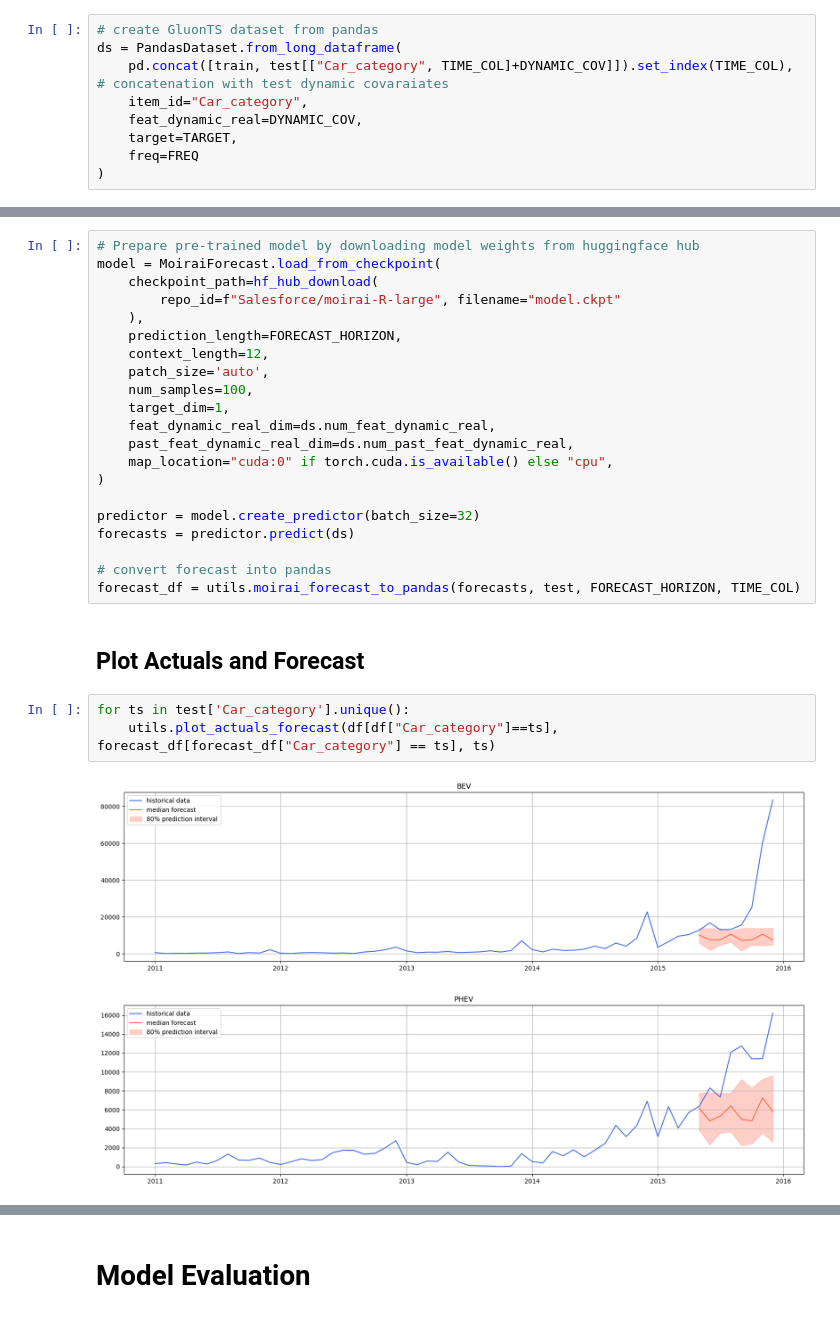
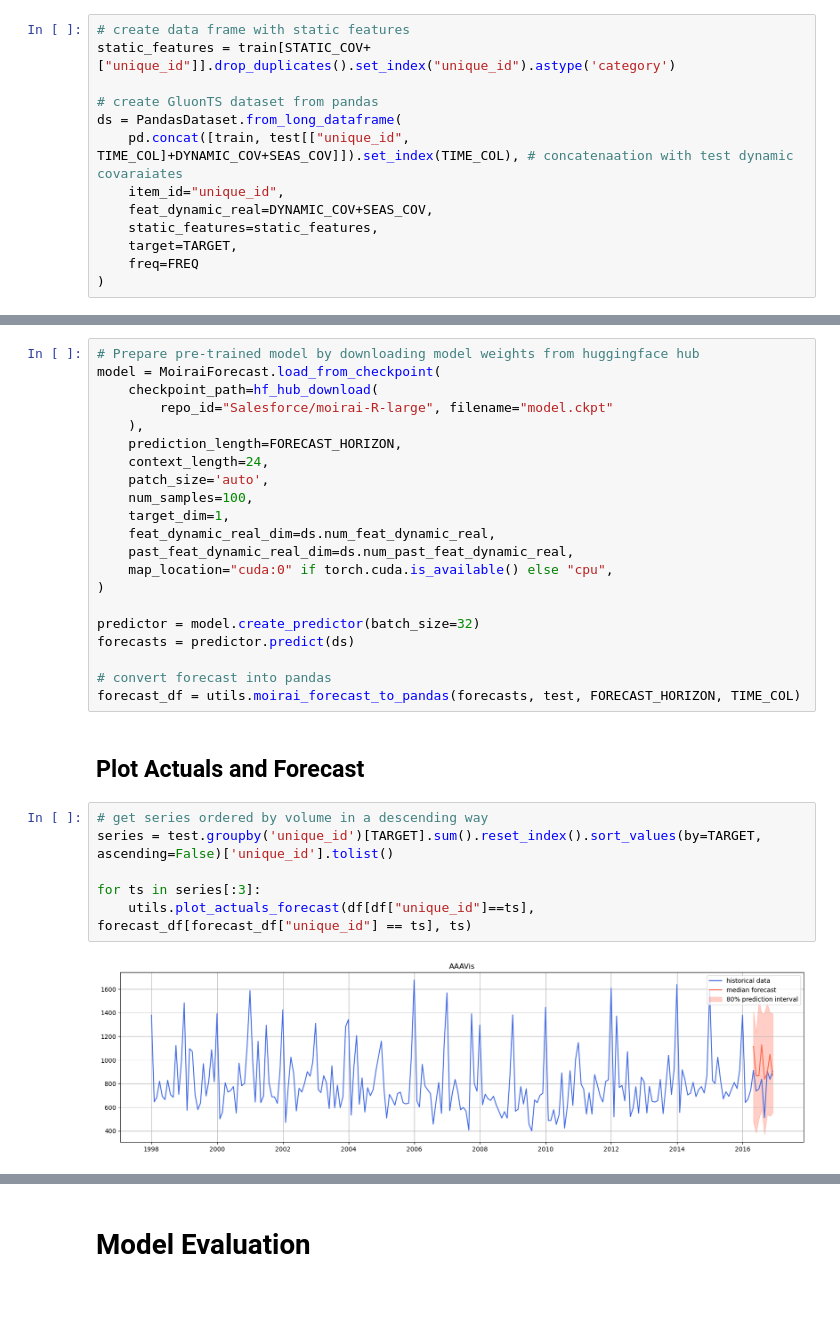
Before and after one commit to zaai-ai/lab, a Jupyter notebook: forecasting/MOIRAI/moirai.ipynb, the cells around one changed output, grey strips where cells are left out. Saved outputs shown, nothing was run; the diff lists cells and outputs as text.

```diff
--- a/forecasting/MOIRAI/moirai.ipynb
+++ b/forecasting/MOIRAI/moirai.ipynb
@@ -66,11 +63,15 @@ Months for testing: 8 from 2015-05-01 to 2015-12-01
 ### Dataset Preprocessing
  - Scaling is handled internally
 # %%
+# create data frame with static features
+static_features = train[STATIC_COV+["unique_id"]].drop_duplicates().set_index("unique_id").astype('category')
+
 # create GluonTS dataset from pandas
 ds = PandasDataset.from_long_dataframe(
-    pd.concat([train, test[["Car_category", TIME_COL]+DYNAMIC_COV]]).set_index(TIME_COL), # concatenation with test dynamic covaraiates
-    item_id="Car_category",
-    feat_dynamic_real=DYNAMIC_COV,
+    pd.concat([train, test[["unique_id", TIME_COL]+DYNAMIC_COV+SEAS_COV]]).set_index(TIME_COL), # concatenaation with test dynamic covaraiates
+    item_id="unique_id",
+    feat_dynamic_real=DYNAMIC_COV+SEAS_COV,
+    static_features=static_features,
     target=TARGET,
     freq=FREQ
 )
@@ -80,10 +81,10 @@ ds = PandasDataset.from_long_dataframe(
 # Prepare pre-trained model by downloading model weights from huggingface hub
 model = MoiraiForecast.load_from_checkpoint(
     checkpoint_path=hf_hub_download(
-        repo_id=f"Salesforce/moirai-R-large", filename="model.ckpt"
+        repo_id="Salesforce/moirai-R-large", filename="model.ckpt"
     ),
     prediction_length=FORECAST_HORIZON,
-    context_length=12,
+    context_length=24,
     patch_size='auto',
     num_samples=100,
     target_dim=1,
@@ -99,9 +100,11 @@ forecasts = predictor.predict(ds)
 forecast_df = utils.moirai_forecast_to_pandas(forecasts, test, FORECAST_HORIZON, TIME_COL)
 # %% [markdown]
 ## Plot Actuals and Forecast
-# %%
-for ts in test['Car_category'].unique():
-    utils.plot_actuals_forecast(df[df["Car_category"]==ts], forecast_df[forecast_df["Car_category"] == ts], ts)
-# %% [output]
-[figure, removed]
-[figure, removed]
+# %%
+# get series ordered by volume in a descending way
+series = test.groupby('unique_id')[TARGET].sum().reset_index().sort_values(by=TARGET, ascending=False)['unique_id'].tolist()
+
+for ts in series[:3]:
+    utils.plot_actuals_forecast(df[df["unique_id"]==ts], forecast_df[forecast_df["unique_id"] == ts], ts)
+# %% [output]
+[figure, added]
```
Also changed, not shown: parts of 5 cells of this notebook, 5 other files.
